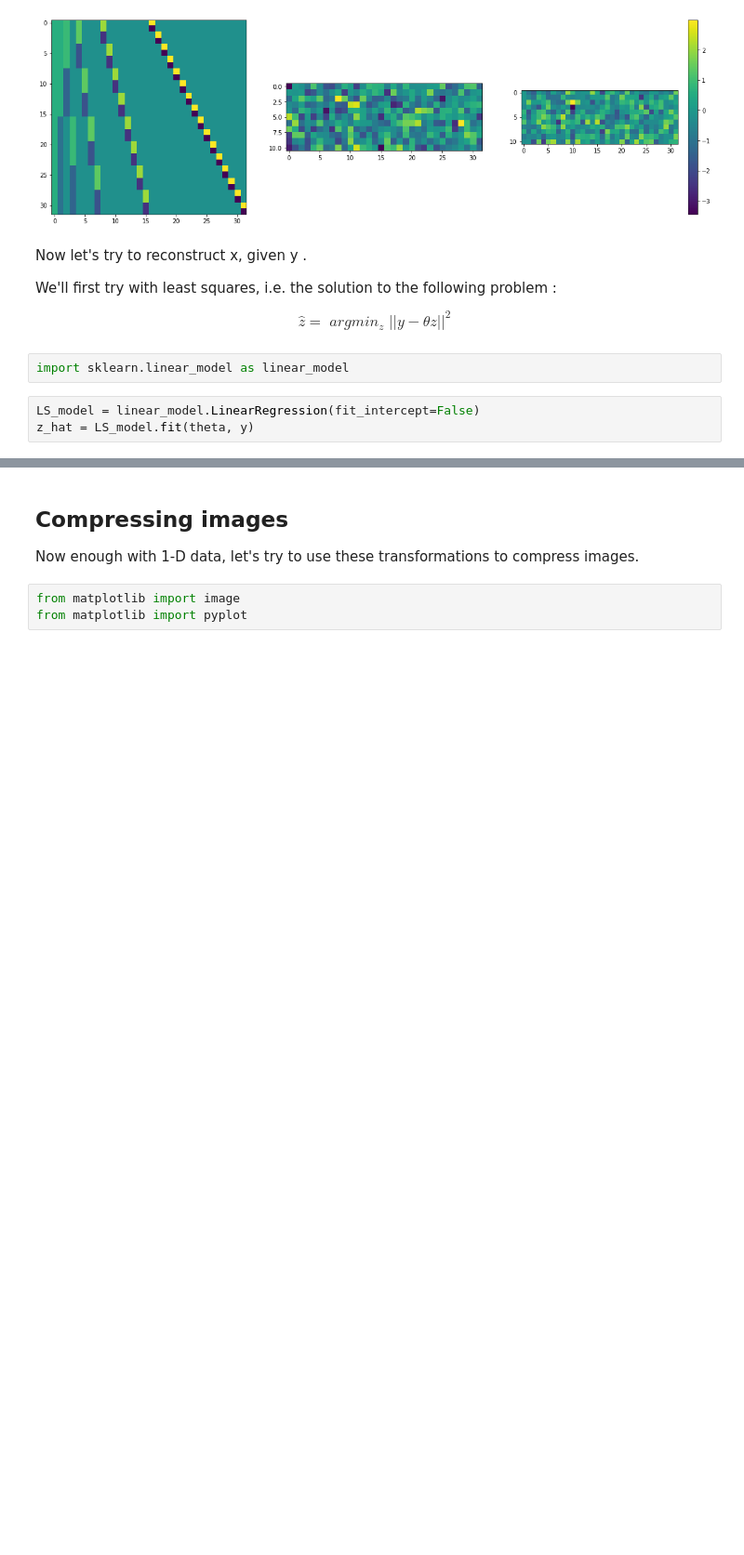
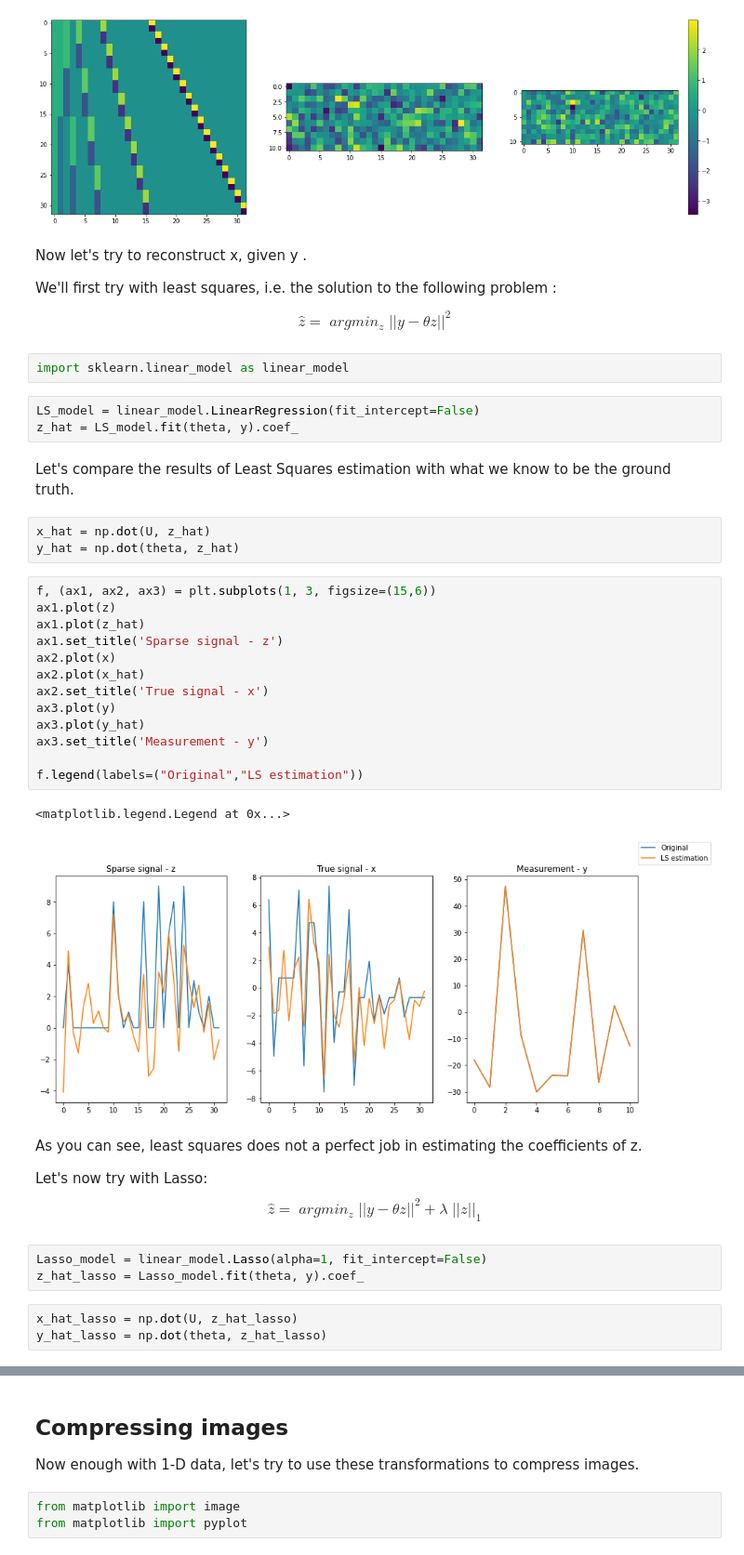
Before and after one commit to GiuliaLanzillotta/My-ML-exercises, a Jupyter notebook: Signal_processing.ipynb, the cells around one changed output, grey strips where cells are left out. Shown at 93% size. Drawn from its saved outputs; the diff is of its cells as text; blank space fills up the shorter version.

```diff
--- a/Signal_processing.ipynb
+++ b/Signal_processing.ipynb
@@ -342,4 +344,36 @@ $$ \hat{z} = \; argmin_z \; || y - \theta z ||^2 $$
 import sklearn.linear_model as linear_model
 # %%
 LS_model = linear_model.LinearRegression(fit_intercept=False)
-z_hat = LS_model.fit(theta, y)
+z_hat = LS_model.fit(theta, y).coef_
+# %% [markdown]
+Let's compare the results of Least Squares estimation with what we know to be the ground truth.
+# %%
+x_hat = np.dot(U, z_hat)
+y_hat = np.dot(theta, z_hat)
+# %%
+f, (ax1, ax2, ax3) = plt.subplots(1, 3, figsize=(15,6))
+ax1.plot(z)
+ax1.plot(z_hat)
+ax1.set_title('Sparse signal - z')
+ax2.plot(x)
+ax2.plot(x_hat)
+ax2.set_title('True signal - x')
+ax3.plot(y)
+ax3.plot(y_hat)
+ax3.set_title('Measurement - y')
+
+f.legend(labels=("Original","LS estimation"))
+# %% [output]
+<matplotlib.legend.Legend at 0x...>
+[figure, added]
+# %% [markdown]
+As you can see, least squares does not a perfect job in estimating the coefficients of z.
+
+Let's now try with Lasso:
+$$ \hat{z} = \; argmin_z \; || y - \theta z ||^2 + \lambda \; ||z||_1$$
+# %%
+Lasso_model = linear_model.Lasso(alpha=1, fit_intercept=False)
+z_hat_lasso = Lasso_model.fit(theta, y).coef_
+# %%
+x_hat_lasso = np.dot(U, z_hat_lasso)
+y_hat_lasso = np.dot(theta, z_hat_lasso)
```
Also changed, not shown: parts of 3 cells of this notebook.
